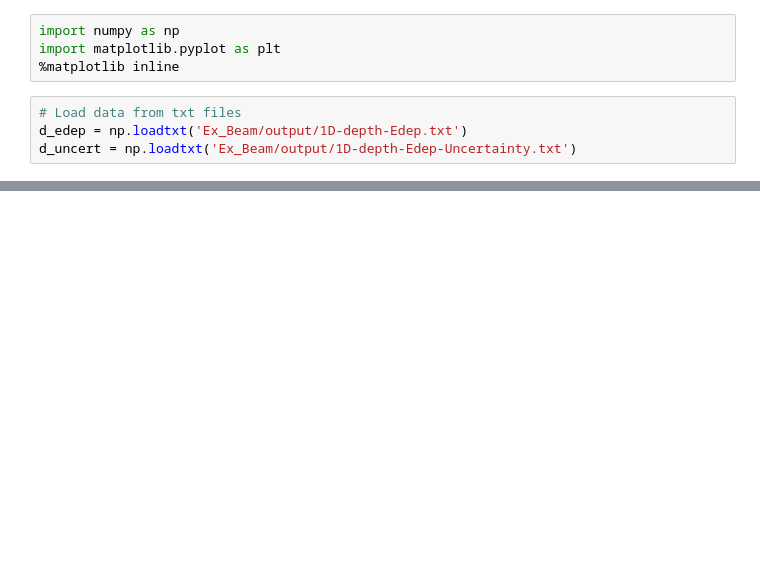
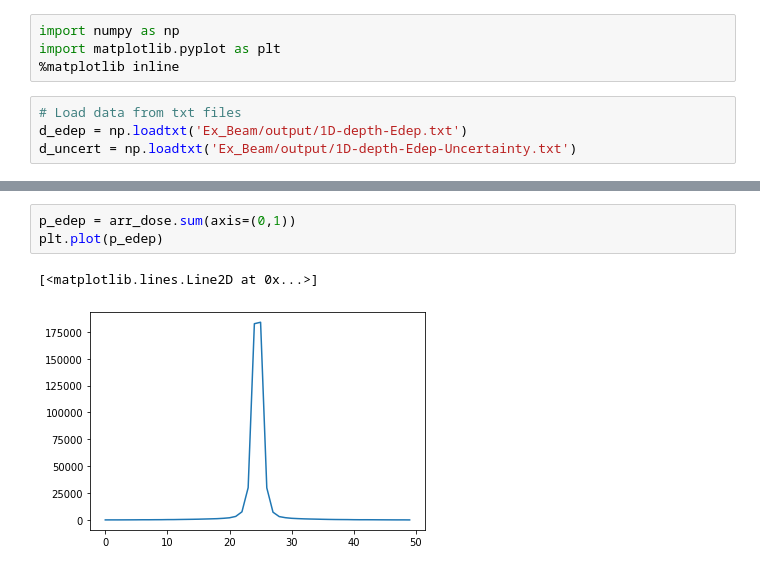
Before and after one commit to MCvin/Python_Gate, a Jupyter notebook: gate_outputs/gate_outputs.ipynb, the cells around one changed output, grey strips where cells are left out. Cells and saved outputs as stored; diff of their text form; blank space fills up the shorter version.

```diff
--- a/gate_outputs/gate_outputs.ipynb
+++ b/gate_outputs/gate_outputs.ipynb
@@ -56,0 +108,6 @@ f = ax2.set_ylabel('Uncertainty')
+# %%
+p_edep = arr_dose.sum(axis=(0,1))
+plt.plot(p_edep)
+# %% [output]
+[<matplotlib.lines.Line2D at 0x...>]
+[figure, added]
```
Also changed, not shown: parts of 26 cells of this notebook, 3 other files.
